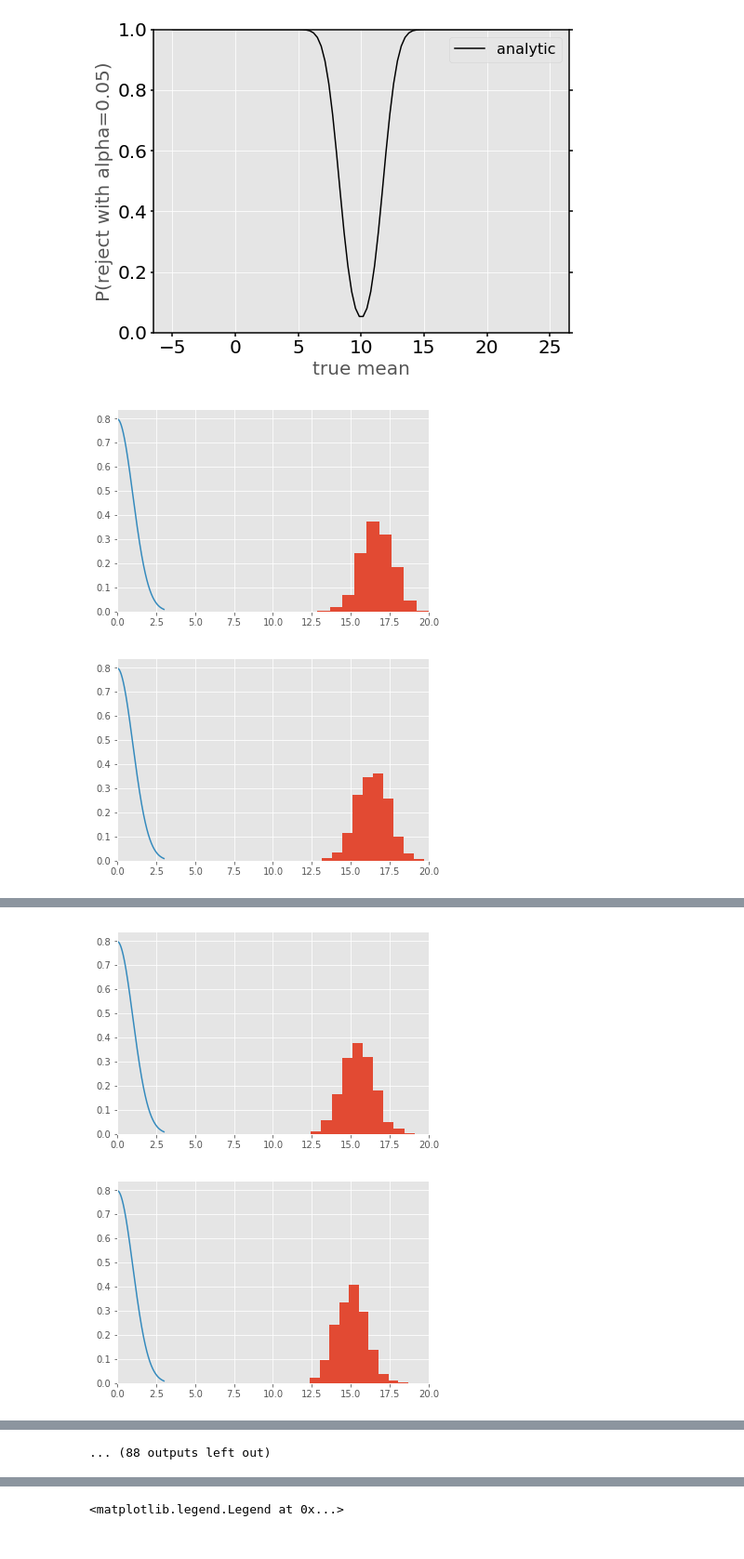
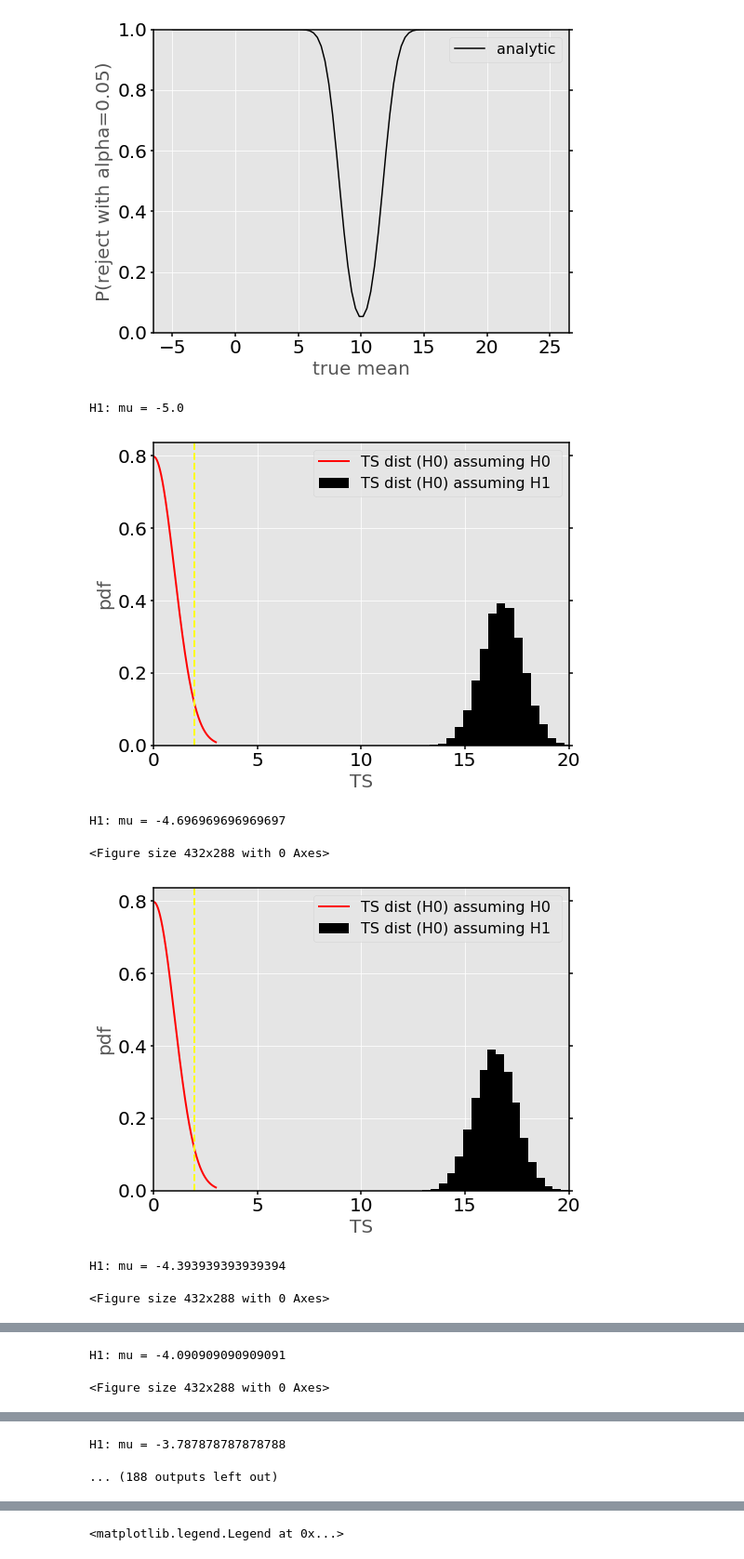
Before and after one commit to HansN87/TUM-lectures-PH2282, a Jupyter notebook: ex6/normal_power.ipynb, the cells around one changed output, grey strips where cells are left out. Shown at 93% size. Saved outputs shown, nothing was run; the diff lists cells and outputs as text; code cells hidden in the pictures.

Commit message:
improve plotting

```diff
--- a/ex6/normal_power.ipynb
+++ b/ex6/normal_power.ipynb
@@ -133,30 +133,48 @@ plt.legend(fontsize=16)
 # %%
 # Let's compare to simulation
 xvals = np.linspace(0,3, 1000)
 yvals = norm.pdf(xvals, 0, 1)* 2
 powers_sim = []
 for mu in possible_mus:
     # generate nsamples trials
-    ndatasets = 1000
+    ndatasets = 10000
     rejected = []
     tts = []
     for i in range(ndatasets):
         X = np.random.normal(mu, sigma, tn)
         TS = normal_TS(X, mu0, tsigma=sigma, n=tn)
         tts.append(TS)
         if TS > c0:
             rejected.append(1)
         else:
             rejected.append(0)
 
-    plt.hist(tts, density=True)
-    plt.plot(xvals, yvals)
-    plt.xlim([0.0, 20.0])
+    print "H1: mu =", mu
+    fig, ax = plt.subplots(nrows=1, ncols=1, figsize=(8, 6))
+    plt.hist(tts, density=True, color='k', bins=20, label="TS dist (H0) assuming H1 ")
+    plt.plot(xvals,yvals, 'r-', linewidth=2, label="TS dist (H0) assuming H0")
+    plt.xlim([0, 20.0])
+    ax.set_xlabel('TS', fontsize=20)
+    ax.set_ylabel('pdf', fontsize=20)
+    for axis in ['top','bottom','left','right']:
+              ax.spines[axis].set_linewidth(1.5)
+              ax.spines[axis].set_color('0.0')
 
+    ax.tick_params(axis='both', which='both', width=1.5, colors='0.0', labelsize=20)
+    ax.yaxis.set_ticks_position('both')
+    ax.axvline(x=c0, color='yellow', linewidth=2, linestyle='dashed')
+    plt.legend(fontsize=16)
     plt.show()
+    plt.clf()
+
     rejected = np.asarray(rejected)
     idx = np.where(rejected>0.5)[0]
     powers_sim.append(len(rejected[idx])*1.0/len(rejected))
 # %% [output]
+H1: mu = -5.0
-[figure, old version]
+[figure, new version]
+H1: mu = -4.696969696969697
+<Figure size 432x288 with 0 Axes>
-[figure, old version]
+[figure, new version]
+H1: mu = -4.393939393939394
+<Figure size 432x288 with 0 Axes>
@@ -163,0 +182,2 @@ for mu in possible_mus:
+H1: mu = -4.090909090909091
+<Figure size 432x288 with 0 Axes>
@@ -165,2 +184,0 @@ for mu in possible_mus:
-[figure, removed]
-[figure, removed]
@@ -173,4 +185,5 @@ for mu in possible_mus:
-... (88 outputs left out)
+H1: mu = -3.787878787878788
+... (188 outputs left out)
 # %%
 fig, ax = plt.subplots(nrows=1, ncols=1, figsize=(8, 6))
 plt.plot(possible_mus, powers, "k-", label='analytic')
```
Also changed, not shown: parts of 5 cells of this notebook.
